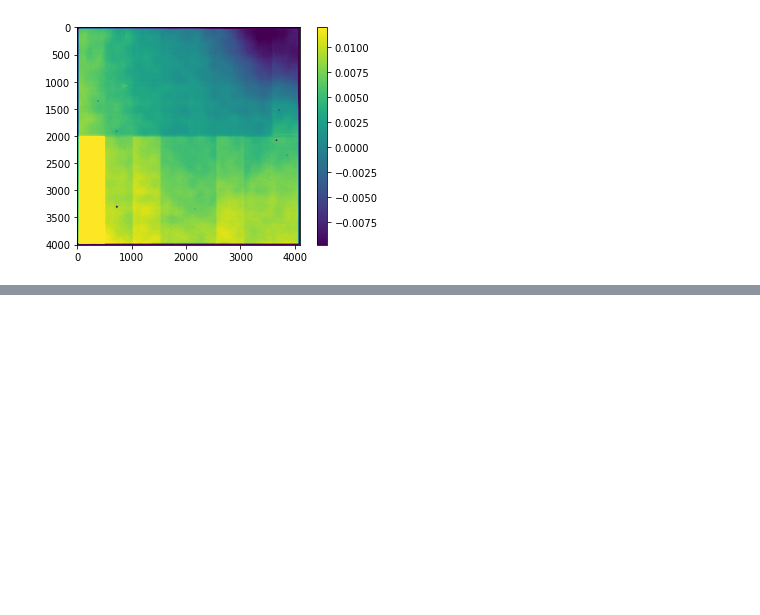
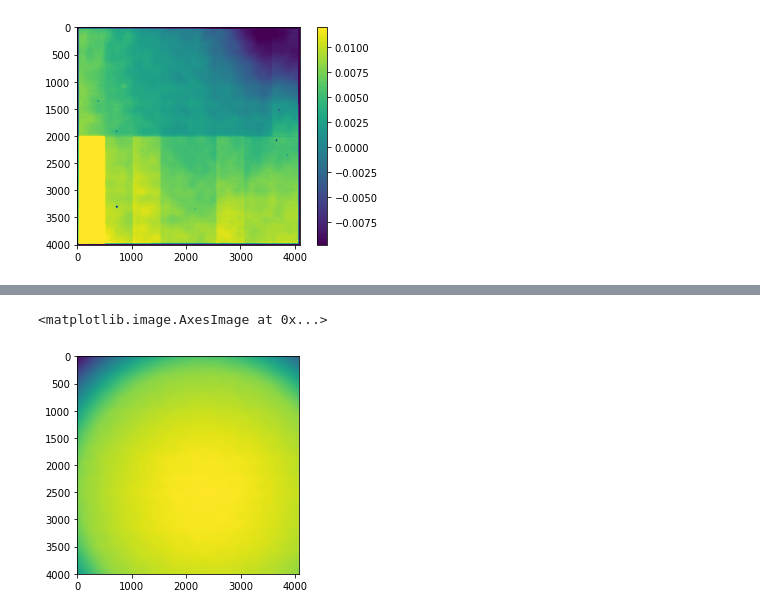
Before and after one commit to lsst-camera-dh/ccob-wb, a Jupyter notebook: notebooks/match_image_to_beam_BOT.ipynb, the cells around one changed output, grey strips where cells are left out. Drawn from its saved outputs; the diff is of its cells as text; code cells hidden in the pictures; blank space fills up the shorter version.

```diff
--- a/notebooks/match_image_to_beam_BOT.ipynb
+++ b/notebooks/match_image_to_beam_BOT.ipynb
@@ -232,0 +312,13 @@ plt.colorbar()
+# %%
+xarr = np.linspace(bbox[0],bbox[1],mosaic.shape[0])
+yarr = np.linspace(bbox[2],bbox[3],mosaic.shape[1])
+tmp = bb.beam_image['f_interp'](xarr, yarr) # interp works in cam coordinates
+tmp = np.flip(np.flip(tmp,axis=0),axis=1) # invert the model in x and in y
+# %%
+model_eotestDef = np.flip(tmp.T, axis=1)
+model_normalised = model_eotestDef/np.max(model_eotestDef.flatten())
+# %%
+plt.imshow(model_eotestDef)
+# %% [output]
+<matplotlib.image.AxesImage at 0x...>
+[figure, added]
```
Also changed, not shown: parts of 16 cells of this notebook, 12 other files.
